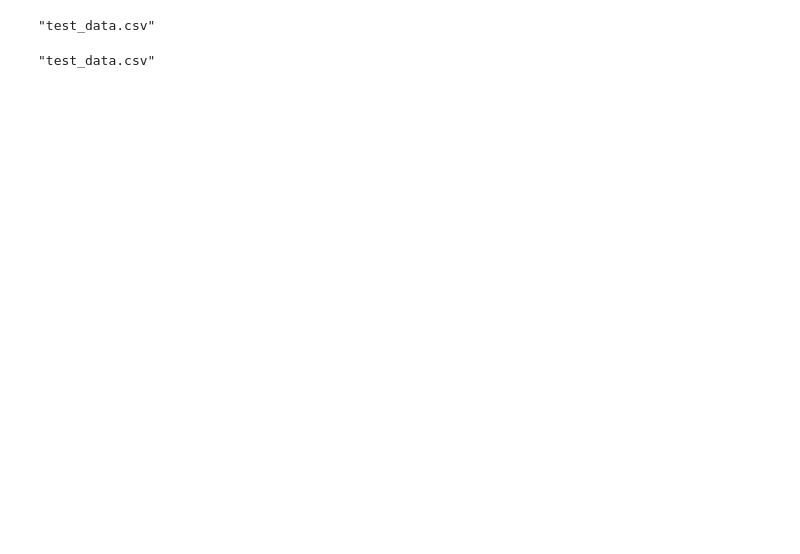
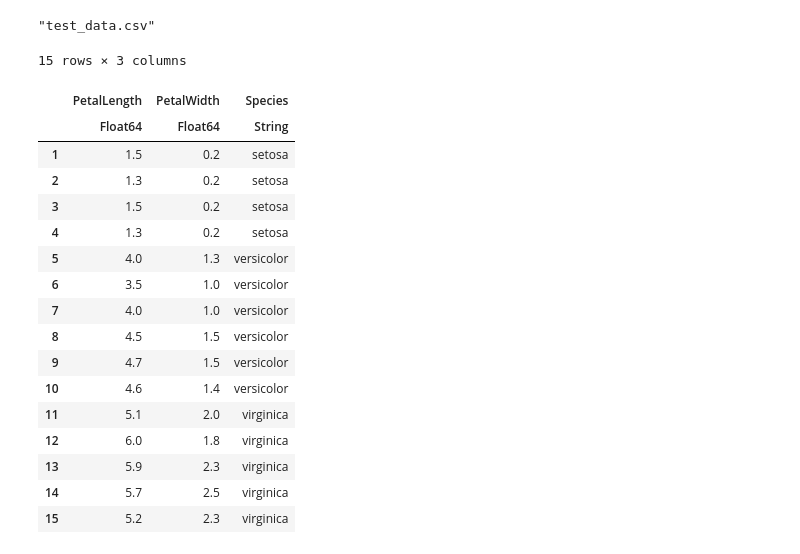
Before and after one commit to JeffRisberg/Julia09, a Jupyter notebook: Julia09.ipynb, the cells around one changed output. Saved outputs shown, nothing was run; the diff lists cells and outputs as text; code cells hidden in the pictures; blank space fills up the shorter version.

```diff
--- a/Julia09.ipynb
+++ b/Julia09.ipynb
@@ -151,8 +149,24 @@ using CSV
 CSV.write("test_data.csv", test_data)
 # %% [output]
 "test_data.csv"
-# %%
-using CSV
-CSV.write("test_data.csv", test_data)
-# %% [output]
-"test_data.csv"
+# %%
+CSV.read("test_data.csv", DataFrame)
+# %% [output]
+15 rows × 3 columns
+|  | PetalLength | PetalWidth | Species |
+|  | Float64 | Float64 | String |
+| 1 | 1.5 | 0.2 | setosa |
+| 2 | 1.3 | 0.2 | setosa |
+| 3 | 1.5 | 0.2 | setosa |
+| 4 | 1.3 | 0.2 | setosa |
+| 5 | 4.0 | 1.3 | versicolor |
+| 6 | 3.5 | 1.0 | versicolor |
+| 7 | 4.0 | 1.0 | versicolor |
+| 8 | 4.5 | 1.5 | versicolor |
+| 9 | 4.7 | 1.5 | versicolor |
+| 10 | 4.6 | 1.4 | versicolor |
+| 11 | 5.1 | 2.0 | virginica |
+| 12 | 6.0 | 1.8 | virginica |
+| 13 | 5.9 | 2.3 | virginica |
+| 14 | 5.7 | 2.5 | virginica |
+| 15 | 5.2 | 2.3 | virginica |
```
Also changed, not shown: parts of 3 cells of this notebook, 1 other file.
